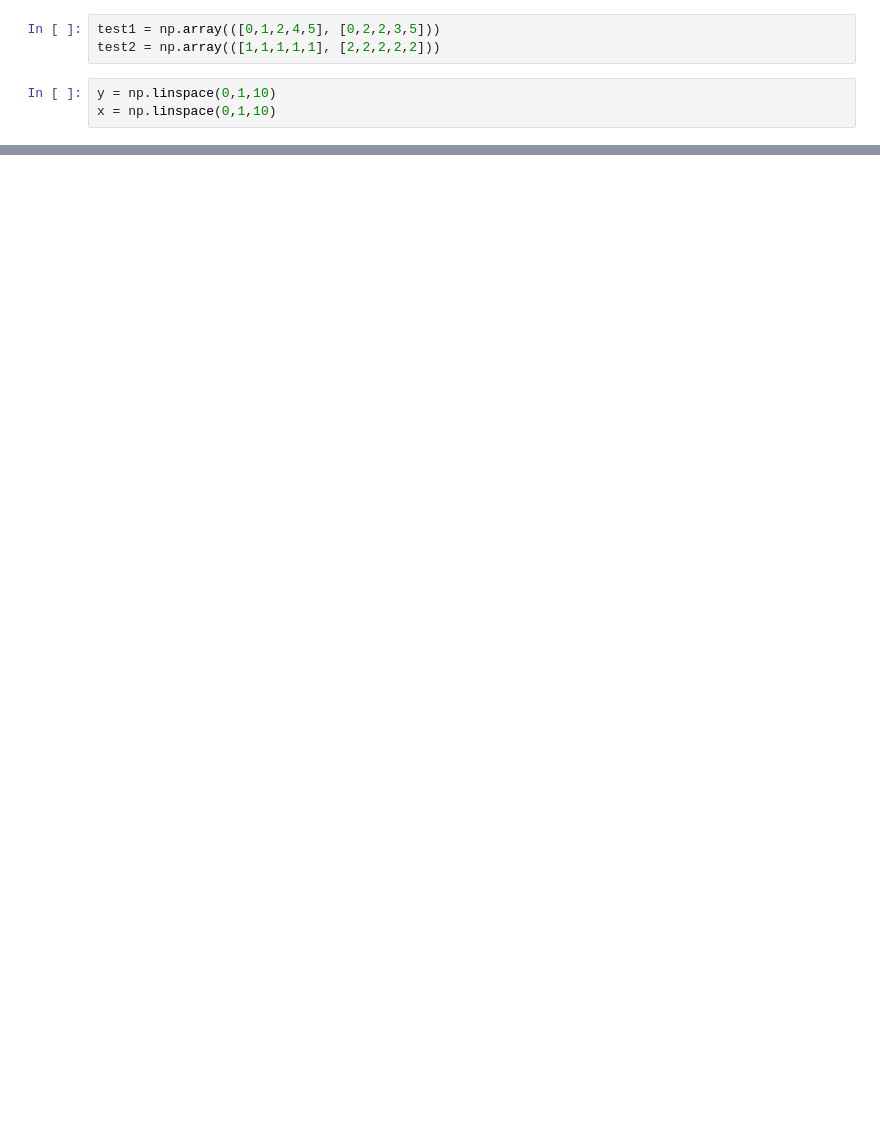
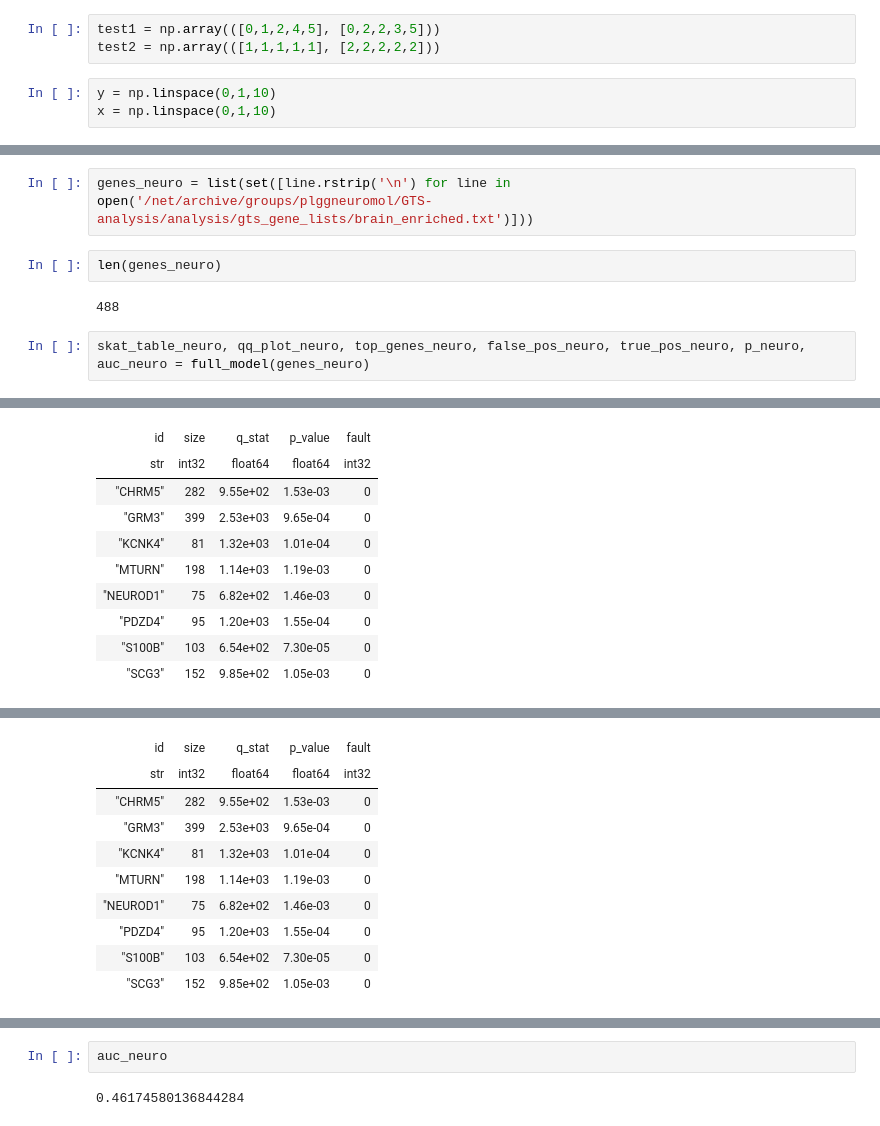
Before and after one commit to ippas/imdik-zekanowski-gts, a Jupyter notebook: GTS-variant-overepresentation-analysis.ipynb, the cells around one changed output, grey strips where cells are left out. Cells and saved outputs as stored; diff of their text form; blank space fills up the shorter version.

```diff
--- a/GTS-variant-overepresentation-analysis.ipynb
+++ b/GTS-variant-overepresentation-analysis.ipynb
@@ -979,0 +802,9 @@ show(p4)
+# %%
+genes_neuro = list(set([line.rstrip('\n') for line in open('/net/archive/groups/plggneuromol/GTS-analysis/analysis/gts_gene_lists/brain_enriched.txt')]))
+# %%
+len(genes_neuro)
+# %% [output]
+488
+# %%
+skat_table_neuro, qq_plot_neuro, top_genes_neuro, false_pos_neuro, true_pos_neuro, p_neuro, auc_neuro = full_model(genes_neuro)
+# %% [output]
@@ -979,0 +815,10 @@ show(p4)
+| id | size | q_stat | p_value | fault |
+| str | int32 | float64 | float64 | int32 |
+| "CHRM5" | 282 | 9.55e+02 | 1.53e-03 | 0 |
+| "GRM3" | 399 | 2.53e+03 | 9.65e-04 | 0 |
+| "KCNK4" | 81 | 1.32e+03 | 1.01e-04 | 0 |
+| "MTURN" | 198 | 1.14e+03 | 1.19e-03 | 0 |
+| "NEUROD1" | 75 | 6.82e+02 | 1.46e-03 | 0 |
+| "PDZD4" | 95 | 1.20e+03 | 1.55e-04 | 0 |
+| "S100B" | 103 | 6.54e+02 | 7.30e-05 | 0 |
+| "SCG3" | 152 | 9.85e+02 | 1.05e-03 | 0 |
@@ -979,0 +832,10 @@ show(p4)
+| id | size | q_stat | p_value | fault |
+| str | int32 | float64 | float64 | int32 |
+| "CHRM5" | 282 | 9.55e+02 | 1.53e-03 | 0 |
+| "GRM3" | 399 | 2.53e+03 | 9.65e-04 | 0 |
+| "KCNK4" | 81 | 1.32e+03 | 1.01e-04 | 0 |
+| "MTURN" | 198 | 1.14e+03 | 1.19e-03 | 0 |
+| "NEUROD1" | 75 | 6.82e+02 | 1.46e-03 | 0 |
+| "PDZD4" | 95 | 1.20e+03 | 1.55e-04 | 0 |
+| "S100B" | 103 | 6.54e+02 | 7.30e-05 | 0 |
+| "SCG3" | 152 | 9.85e+02 | 1.05e-03 | 0 |
@@ -979,0 +850,4 @@ show(p4)
+# %%
+auc_neuro
+# %% [output]
+0.46174580136844284
```
Also changed, not shown: parts of 191 cells of this notebook, 1 other file.
